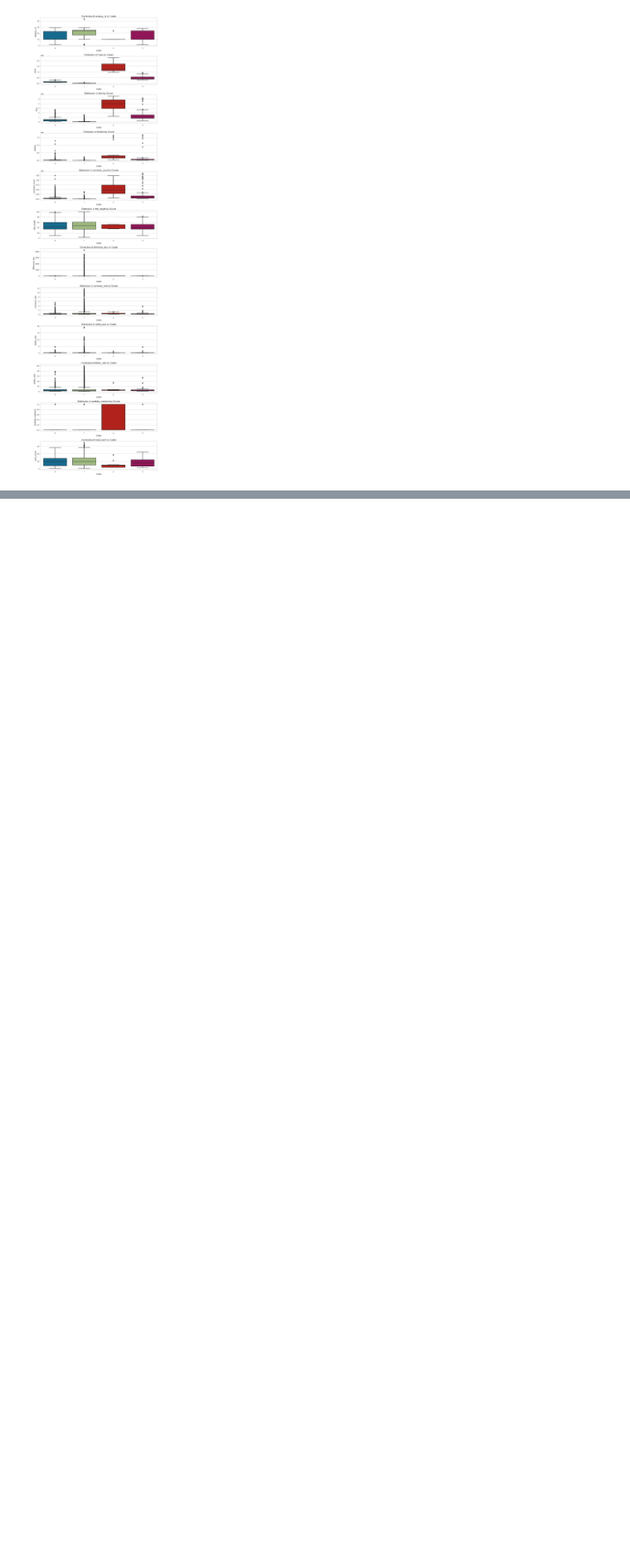
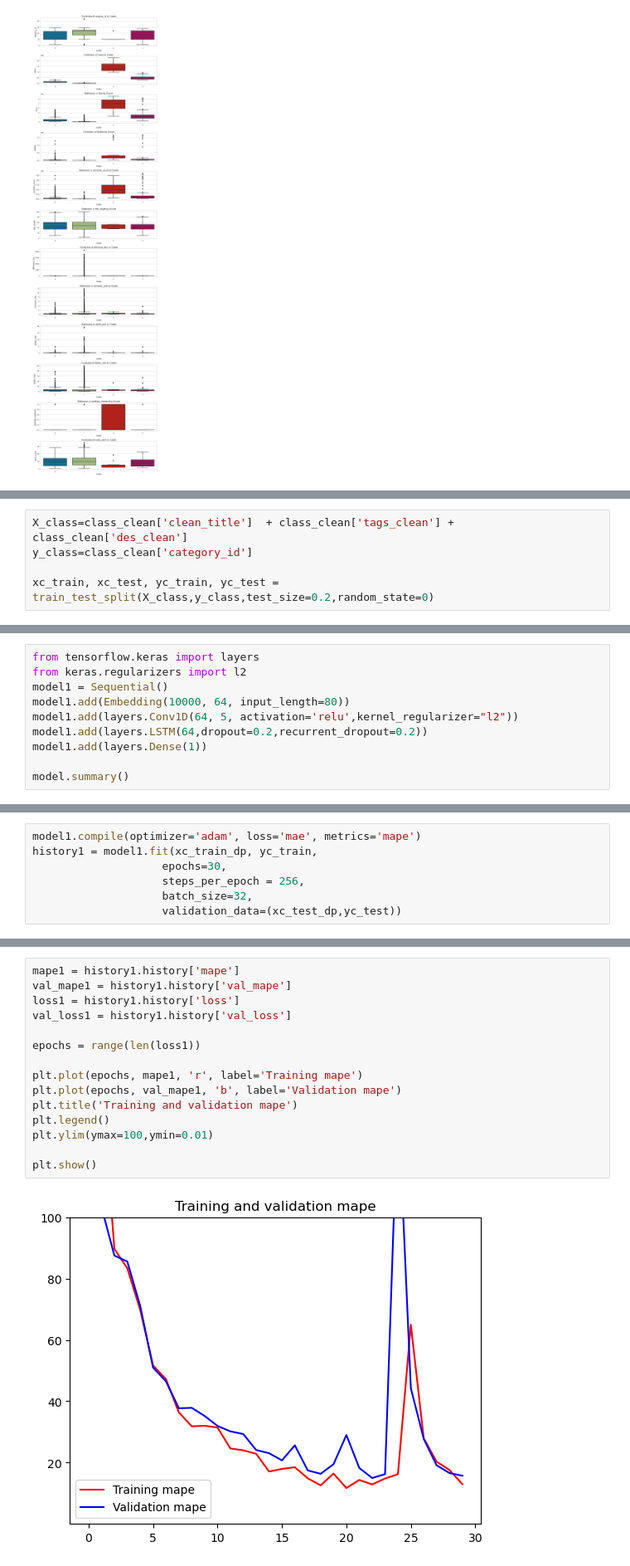
Before and after one commit to yue11selina/youtube-video, a Jupyter notebook: project.ipynb, the cells around one changed output, grey strips where cells are left out. Shown at 83% size. Cells and saved outputs as stored; diff of their text form; blank space fills up the shorter version.

```diff
--- a/project.ipynb
+++ b/project.ipynb
@@ -1137,0 +1235,5 @@ Accuracy: 0.95
+# %%
+X_class=class_clean['clean_title']  + class_clean['tags_clean'] + class_clean['des_clean']
+y_class=class_clean['category_id']
+
+xc_train, xc_test, yc_train, yc_test = train_test_split(X_class,y_class,test_size=0.2,random_state=0)
@@ -1137,0 +1324,10 @@ Accuracy: 0.95
+# %%
+from tensorflow.keras import layers
+from keras.regularizers import l2
+model1 = Sequential()
+model1.add(Embedding(10000, 64, input_length=80))
+model1.add(layers.Conv1D(64, 5, activation='relu',kernel_regularizer="l2"))
+model1.add(layers.LSTM(64,dropout=0.2,recurrent_dropout=0.2))
+model1.add(layers.Dense(1))
+
+model.summary()
@@ -1137,0 +1354,7 @@ Accuracy: 0.95
+# %%
+model1.compile(optimizer='adam', loss='mae', metrics='mape')
+history1 = model1.fit(xc_train_dp, yc_train,
+                    epochs=30,
+                    steps_per_epoch = 256,
+                    batch_size=32,
+                    validation_data=(xc_test_dp,yc_test))
@@ -1137,0 +1379,17 @@ Accuracy: 0.95
+# %%
+mape1 = history1.history['mape']
+val_mape1 = history1.history['val_mape']
+loss1 = history1.history['loss']
+val_loss1 = history1.history['val_loss']
+
+epochs = range(len(loss1))
+
+plt.plot(epochs, mape1, 'r', label='Training mape')
+plt.plot(epochs, val_mape1, 'b', label='Validation mape')
+plt.title('Training and validation mape')
+plt.legend()
+plt.ylim(ymax=100,ymin=0.01)
+
+plt.show()
+# %% [output]
+[figure, added]
```
Also changed, not shown: parts of 21 cells of this notebook.
